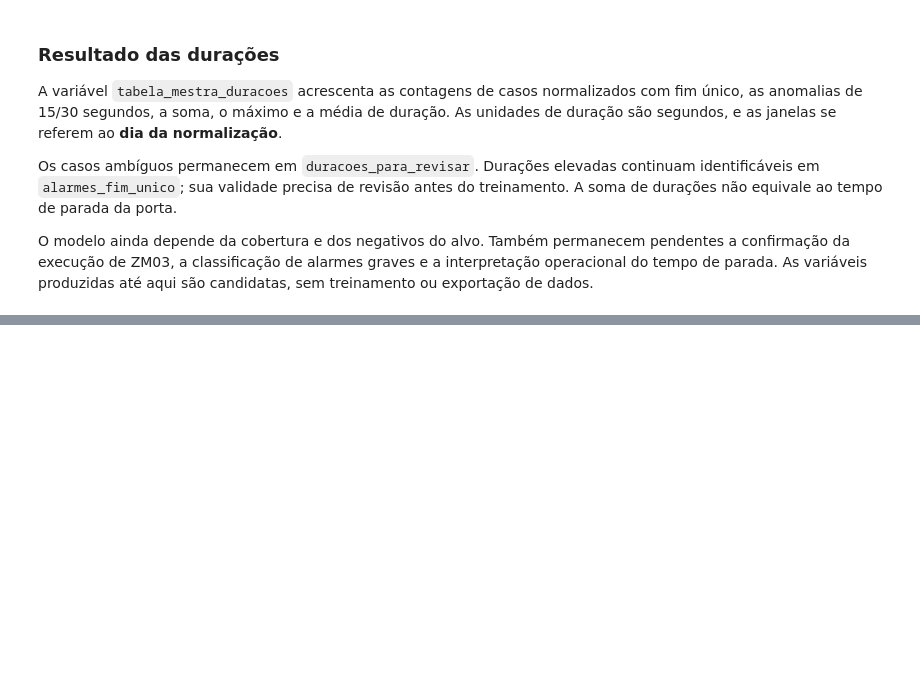
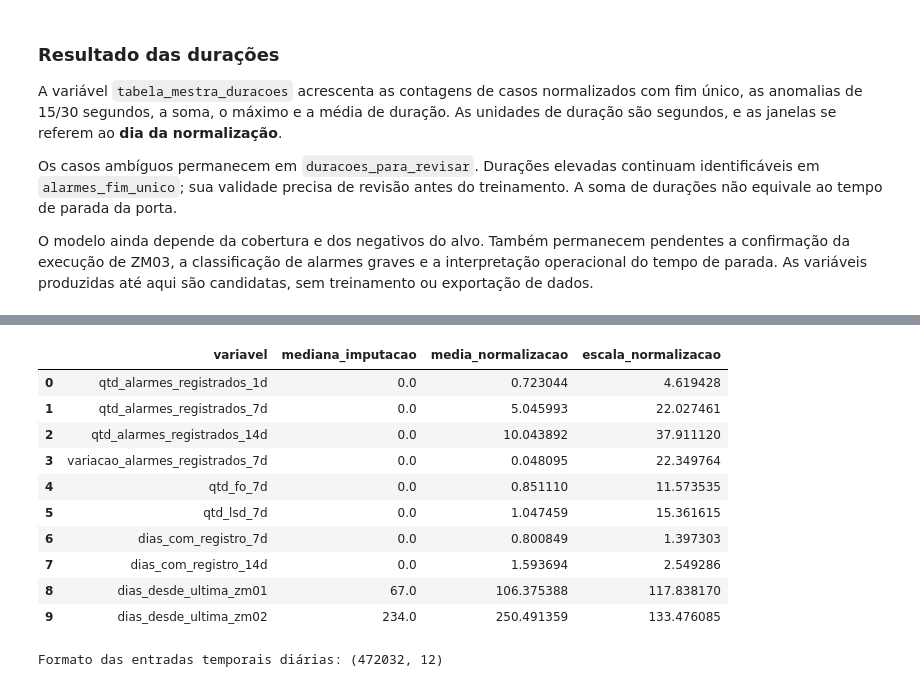
Before and after one commit to joaocardosodias/Lumem, a Jupyter notebook: models/modelo-rnn-1/01-criacao-tabela-mestra.ipynb, the cells around one changed output, grey strips where cells are left out. Cells and saved outputs as stored; diff of their text form; code cells hidden in the pictures; blank space fills up the shorter version.

```diff
--- a/models/modelo-rnn-1/01-criacao-tabela-mestra.ipynb
+++ b/models/modelo-rnn-1/01-criacao-tabela-mestra.ipynb
@@ -2674,0 +3042,51 @@ O modelo ainda depende da cobertura e dos negativos do alvo. Também permanecem
+# %%
+from sklearn.impute import SimpleImputer
+from sklearn.preprocessing import StandardScaler, OneHotEncoder
+
+mascara_ajuste_treino = (
+    base_modelagem["particao"].eq("treino")
+    & base_modelagem["data"].ge(base_modelagem["inicio_historico_porta"])
+)
+assert mascara_ajuste_treino.any()
+assert base_modelagem.loc[mascara_ajuste_treino, "data"].max() < INICIO_VALIDACAO
+
+numericas_treino = base_modelagem.loc[mascara_ajuste_treino, features_numericas].astype(float)
+numericas_completas = base_modelagem[features_numericas].astype(float)
+
+imputador = SimpleImputer(strategy="median", keep_empty_features=True)
+numericas_treino_imputadas = imputador.fit_transform(numericas_treino)
+
+normalizador = StandardScaler()
+normalizador.fit(numericas_treino_imputadas)
+
+dados_temporais_prontos = pd.DataFrame(
+    normalizador.transform(imputador.transform(numericas_completas)).astype("float32"),
+    columns=features_numericas,
+    index=base_modelagem.index,
+)
+dados_temporais_prontos[features_indicadores] = base_modelagem[features_indicadores].astype("float32")
+
+estatisticas_treino = pd.DataFrame({
+    "variavel": features_numericas,
+    "mediana_imputacao": imputador.statistics_,
+    "media_normalizacao": normalizador.mean_,
+    "escala_normalizacao": normalizador.scale_,
+})
+assert dados_temporais_prontos.notna().all().all()
+assert dados_temporais_prontos.loc[mascara_ajuste_treino, features_numericas].mean().abs().max() < 0.00001
+
+display(estatisticas_treino)
+print("Formato das entradas temporais diárias:", dados_temporais_prontos.shape)
+# %% [output]
+|  | variavel | mediana_imputacao | media_normalizacao | escala_normalizacao |
+| 0 | qtd_alarmes_registrados_1d | 0.0 | 0.723044 | 4.619428 |
+| 1 | qtd_alarmes_registrados_7d | 0.0 | 5.045993 | 22.027461 |
+| 2 | qtd_alarmes_registrados_14d | 0.0 | 10.043892 | 37.911120 |
+| 3 | variacao_alarmes_registrados_7d | 0.0 | 0.048095 | 22.349764 |
+| 4 | qtd_fo_7d | 0.0 | 0.851110 | 11.573535 |
+| 5 | qtd_lsd_7d | 0.0 | 1.047459 | 15.361615 |
+| 6 | dias_com_registro_7d | 0.0 | 0.800849 | 1.397303 |
+| 7 | dias_com_registro_14d | 0.0 | 1.593694 | 2.549286 |
+| 8 | dias_desde_ultima_zm01 | 67.0 | 106.375388 | 117.838170 |
+| 9 | dias_desde_ultima_zm02 | 234.0 | 250.491359 | 133.476085 |
+Formato das entradas temporais diárias: (472032, 12)
```
Also changed, not shown: parts of 18 cells of this notebook.
